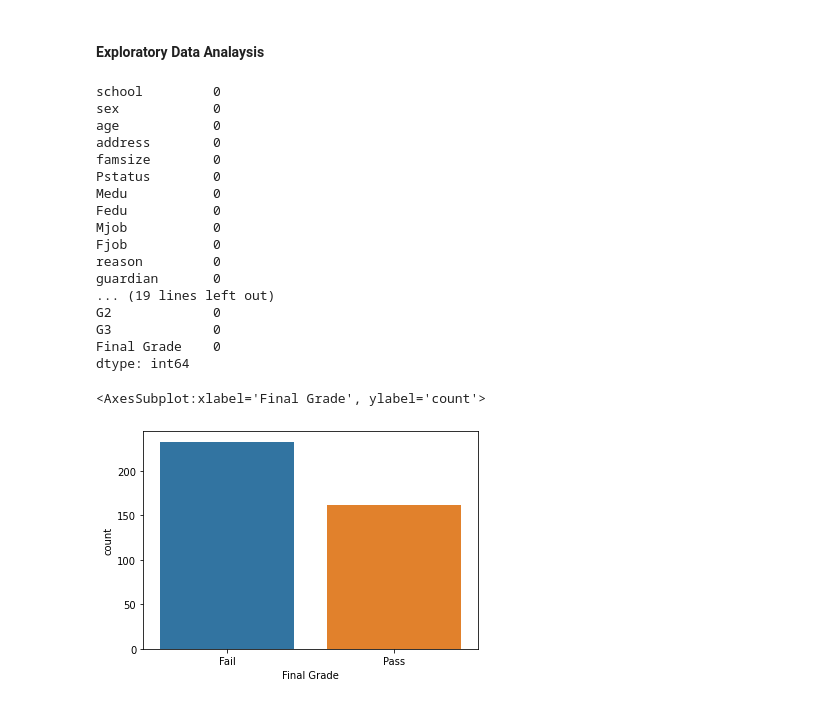
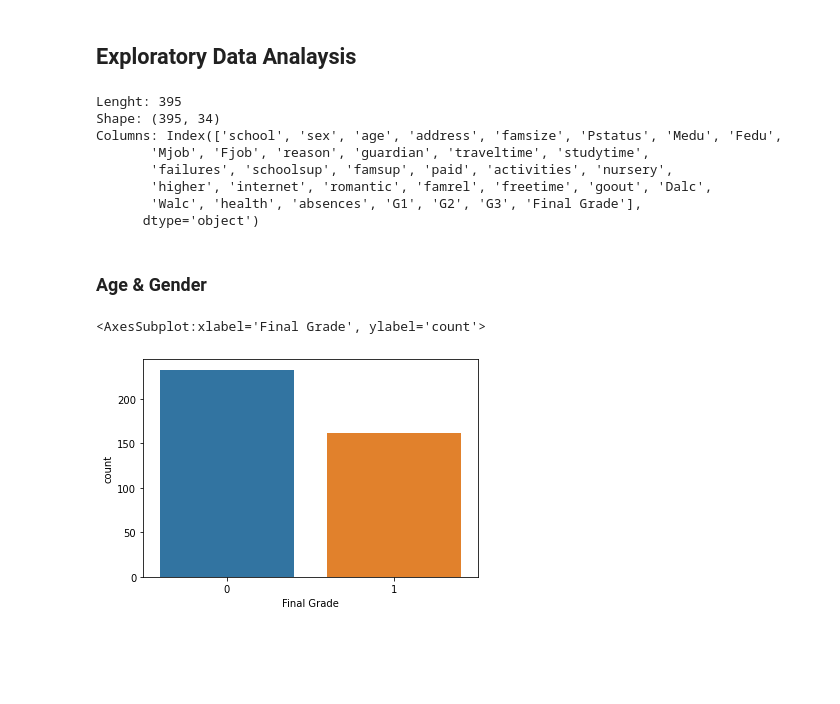
Before and after one commit to zshi719/student_grade_prediction, a Jupyter notebook: project_model.ipynb, the cells around one changed output. Drawn from its saved outputs; the diff is of its cells as text; code cells hidden in the pictures; blank space fills up the shorter version.

Commit message:
some data exploration on age, gender, address

```diff
--- a/project_model.ipynb
+++ b/project_model.ipynb
@@ -11,31 +10,28 @@ from numpy.random import RandomState
 data = pd.read_csv("data/student-mat.csv")
 # %% [markdown]
-#### Exploratory Data Analaysis
+## Exploratory Data Analaysis
 # %%
 #check missing data -> There are no missing data
-data.isna().sum()
+print(f"Lenght: {len(data)}")
+print(f"Shape: {data.shape}")
+print(f"Columns: {data.columns}")
+#data.isnull().any()
 # %% [output]
-school         0
-sex            0
-age            0
-address        0
-famsize        0
-Pstatus        0
-Medu           0
-Fedu           0
-Mjob           0
-Fjob           0
-reason         0
-guardian       0
-... (19 lines left out)
-G2             0
-G3             0
-Final Grade    0
-dtype: int64
+Lenght: 395
+Shape: (395, 34)
+Columns: Index(['school', 'sex', 'age', 'address', 'famsize', 'Pstatus', 'Medu', 'Fedu',
+       'Mjob', 'Fjob', 'reason', 'guardian', 'traveltime', 'studytime',
+       'failures', 'schoolsup', 'famsup', 'paid', 'activities', 'nursery',
+       'higher', 'internet', 'romantic', 'famrel', 'freetime', 'goout', 'Dalc',
+       'Walc', 'health', 'absences', 'G1', 'G2', 'G3', 'Final Grade'],
+      dtype='object')
+# %% [markdown]
+### Age & Gender
 # %%
-### Marking Final Grade as Categorical Value
+### Marking Final Grade as Categorical Value & Viewing their Count
 data['Final Grade'] = np.where(data['G3'] >= 12, 'Pass', 'Fail')
+data['Final Grade'].replace(['Fail', 'Pass'],[0, 1], inplace=True)
 sns.countplot(x = 'Final Grade',  data = data)
 # %% [output]
 <AxesSubplot:xlabel='Final Grade', ylabel='count'>
-[figure, old version]
+[figure, new version]
```
Also changed, not shown: parts of 12 cells of this notebook.
